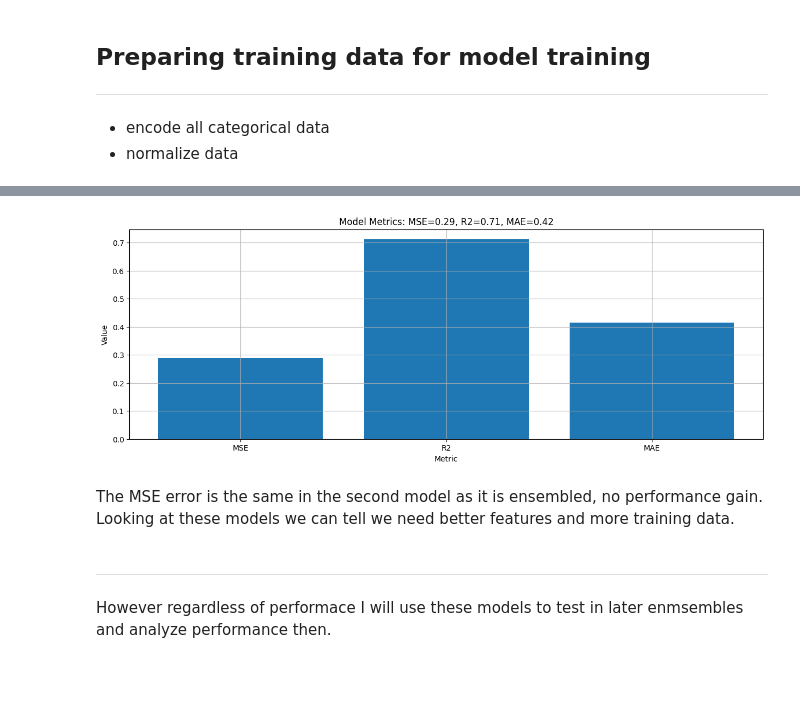
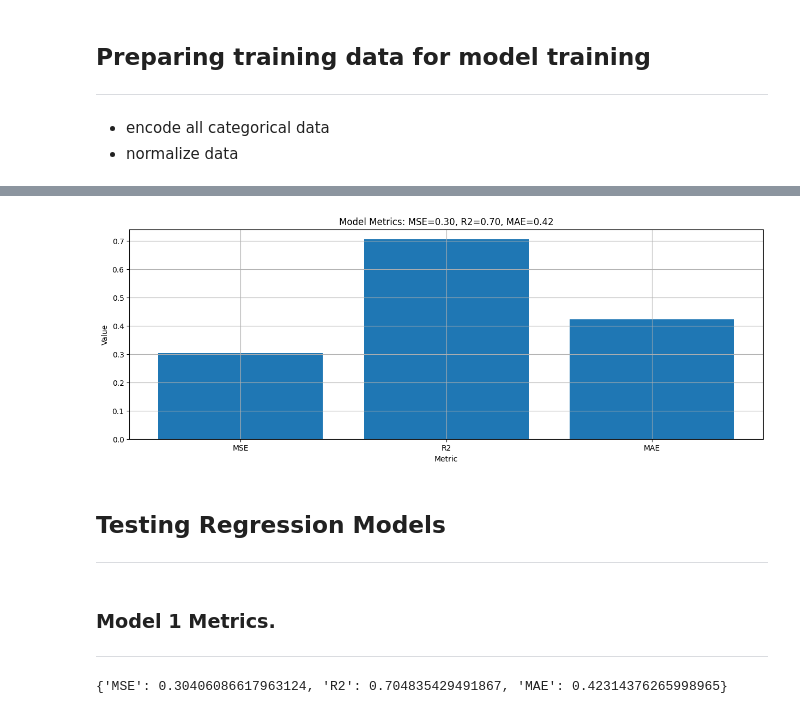
Before and after one commit to oscar-dev19/ZillowProject, a Jupyter notebook: Notebooks/Zillow_Training.ipynb, the cells around one changed output, grey strips where cells are left out. Saved outputs shown, nothing was run; the diff lists cells and outputs as text; code cells hidden in the pictures; blank space fills up the shorter version.

Commit message:
1:Refactored models as dataclasses.2:Refactored save model function.3:wrote a linear regression grid search optimizer function.

```diff
--- a/Notebooks/Zillow_Training.ipynb
+++ b/Notebooks/Zillow_Training.ipynb
@@ -208,4 +164,4 @@ def preprocess_data(df):
 
     return df
 # %%
-prpped_ca_rent_training_data_1 = preprocess_data(ca_rent_training_set_1)
+prepped_ca_rent_training_data_1 = preprocess_data(ca_rent_training_set_1)
@@ -217,13 +167,0 @@ prpped_ca_rent_training_data_1 = preprocess_data(ca_rent_training_set_1)
-# %%
-from sklearn.model_selection import train_test_split
-
-X = prpped_ca_rent_training_data_1.drop('rent', axis=1)
-y = prpped_ca_rent_training_data_1['rent']
-
-X_train, X_test, y_train, y_test = train_test_split(X, y, test_size=0.2, random_state=42)
-
-# Train the model
-lr_ca_rent_model_1 = train_linear_regression(X_train, y_train)
-
-# Print model statistics
-print(get_model_metrics(lr_ca_rent_model_1, X_test, y_test))
@@ -232,5 +167,0 @@ print(get_model_metrics(lr_ca_rent_model_1, X_test, y_test))
-# %%
-X_train, X_test, y_train, y_test = train_test_split(X, y, test_size=0.5, random_state=42)
-lr_ca_rent_model_2 = train_linear_regression(X_train,y_train)
-
-print(get_model_metrics(lr_ca_rent_model_2, X_test,y_test))
@@ -293,10 +209,0 @@ display_model_metrics_as_bar(lr_ca_rent_model_2,X_test,y_test)
-# %%
-display_model_metrics_as_bar(ens_lr_ca_rent_model,X_test,y_test)
-# %% [output]
-[figure, removed]
-# %% [markdown]
-The MSE error is the same in the second model as it is ensembled, no performance gain.
-Looking at these models we can tell we need better features and more training data.
-# %% [markdown]
- ---
- However regardless of performace I will use these models to test in later enmsembles and analyze performance then.
@@ -333,0 +210,18 @@ for model, model_name in zip(models_to_save, model_names):
+# %%
+X_train = prepped_ca_rent_training_data_1.drop('rent', axis=1)
+y_train = prepped_ca_rent_training_data_1['rent']
+
+
+
+lr_ca_rent_model_1 = train_linear_regression(X_train,y_train)
+# %%
+from sklearn.model_selection import train_test_split
+
+X_train, X_test, y_train, y_test = train_test_split(X_train, y_train, test_size=0.2, random_state=42)
+
+display_model_metrics_as_bar(lr_ca_rent_model_1,X_test,y_test)
+# %% [output]
+[figure, added]
+# %% [markdown]
+## Testing Regression Models
+---
@@ -333,0 +257,10 @@ for model, model_name in zip(models_to_save, model_names):
+# %% [markdown]
+### Model 1 Metrics.
+---
+# %%
+# Will be saving model as a dataclass object.
+lr_ca_rent_model_1_metrics = test_regression_model(lr_ca_rent_model_1, X_test, y_test)
+print(lr_ca_rent_model_1_metrics)
+model_1 = Model(model_name='CA_Rental_Linear_Regression_Model_1', model = lr_ca_rent_model_1, model_metrics=lr_ca_rent_model_1_metrics)
+# %% [output]
+{'MSE': 0.30406086617963124, 'R2': 0.704835429491867, 'MAE': 0.42314376265998965}
```
Also changed, not shown: parts of 22 cells of this notebook, 10 other files.
